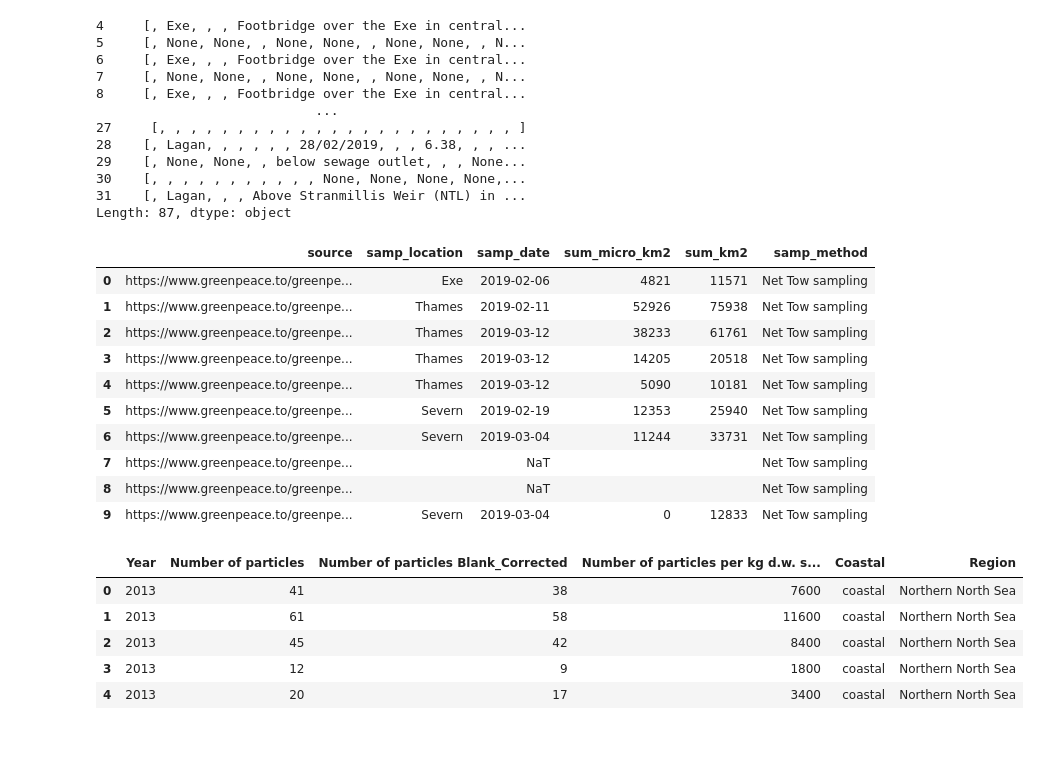
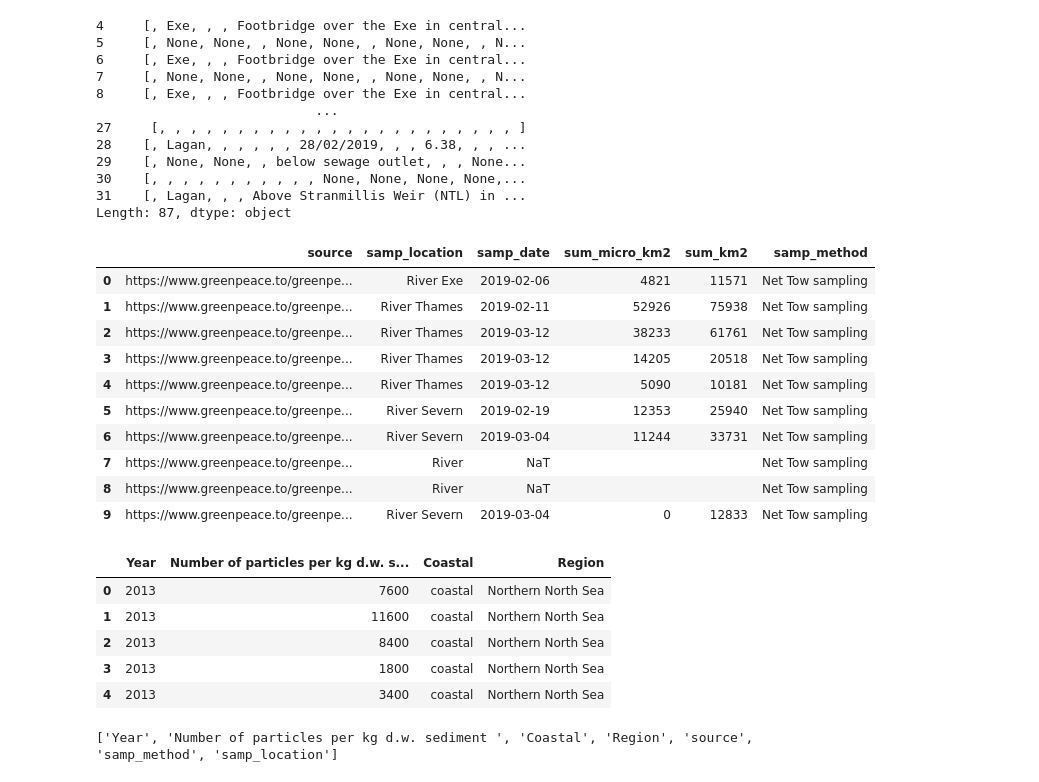
Before and after one commit to fonkerina/Microplastic-Tracker, a Jupyter notebook: data collection.ipynb, the cells around one changed output. Saved outputs shown, nothing was run; the diff lists cells and outputs as text; code cells hidden in the pictures; blank space fills up the shorter version.

```diff
--- a/data collection.ipynb
+++ b/data collection.ipynb
@@ -67,28 +67,31 @@ gp_dat["samp_method"] = "Net Tow sampling"
 gp_dat["samp_date"] = pd.to_datetime(gp_dat["samp_date"], format = '%d/%m/%Y', dayfirst = True)
 gp_dat = gp_dat.reindex(columns = ["source", "samp_location", "samp_date", "sum_micro_km2", "sum_km2", "samp_method"])
 
+for idx, i in gp_dat["samp_location"].items():
+    gp_dat.loc[idx, "samp_location"] = f"River {i}"
+
 gp_dat.head(n = 10)
 # %% [output]
 |  | source | samp_location | samp_date | sum_micro_km2 | sum_km2 | samp_method |
-| 0 | https://www.greenpeace.to/greenpe... | Exe | 2019-02-06 | 4821 | 11571 | Net Tow sampling |
-| 1 | https://www.greenpeace.to/greenpe... | Thames | 2019-02-11 | 52926 | 75938 | Net Tow sampling |
-| 2 | https://www.greenpeace.to/greenpe... | Thames | 2019-03-12 | 38233 | 61761 | Net Tow sampling |
-| 3 | https://www.greenpeace.to/greenpe... | Thames | 2019-03-12 | 14205 | 20518 | Net Tow sampling |
-| 4 | https://www.greenpeace.to/greenpe... | Thames | 2019-03-12 | 5090 | 10181 | Net Tow sampling |
-| 5 | https://www.greenpeace.to/greenpe... | Severn | 2019-02-19 | 12353 | 25940 | Net Tow sampling |
-| 6 | https://www.greenpeace.to/greenpe... | Severn | 2019-03-04 | 11244 | 33731 | Net Tow sampling |
-| 7 | https://www.greenpeace.to/greenpe... |  | NaT |  |  | Net Tow sampling |
-| 8 | https://www.greenpeace.to/greenpe... |  | NaT |  |  | Net Tow sampling |
-| 9 | https://www.greenpeace.to/greenpe... | Severn | 2019-03-04 | 0 | 12833 | Net Tow sampling |
+| 0 | https://www.greenpeace.to/greenpe... | River Exe | 2019-02-06 | 4821 | 11571 | Net Tow sampling |
+| 1 | https://www.greenpeace.to/greenpe... | River Thames | 2019-02-11 | 52926 | 75938 | Net Tow sampling |
+| 2 | https://www.greenpeace.to/greenpe... | River Thames | 2019-03-12 | 38233 | 61761 | Net Tow sampling |
+| 3 | https://www.greenpeace.to/greenpe... | River Thames | 2019-03-12 | 14205 | 20518 | Net Tow sampling |
+| 4 | https://www.greenpeace.to/greenpe... | River Thames | 2019-03-12 | 5090 | 10181 | Net Tow sampling |
+| 5 | https://www.greenpeace.to/greenpe... | River Severn | 2019-02-19 | 12353 | 25940 | Net Tow sampling |
+| 6 | https://www.greenpeace.to/greenpe... | River Severn | 2019-03-04 | 11244 | 33731 | Net Tow sampling |
+| 7 | https://www.greenpeace.to/greenpe... | River | NaT |  |  | Net Tow sampling |
+| 8 | https://www.greenpeace.to/greenpe... | River | NaT |  |  | Net Tow sampling |
+| 9 | https://www.greenpeace.to/greenpe... | River Severn | 2019-03-04 | 0 | 12833 | Net Tow sampling |
 # %%
 # england .gov Microplastics cefas Data - CSV - 2013 to 2021 - England & Wales
 cefas_dat = pd.read_csv("data/cefas_mps.csv")
-cefas_dat.drop(["Rep", "Station", "Latitude", "Longitude", "Sediment dried weight in g","Gravel %", "Sand %", "Silt %", "OC2", "OC63", "Nit63", "Nit2"], axis = 1, inplace = True)
+cefas_dat.drop(["Rep", "Station", "Latitude", "Longitude", "Number of particles", "Number of particles Blank_Corrected", "Sediment dried weight in g","Gravel %", "Sand %", "Silt %", "OC2", "OC63", "Nit63", "Nit2"], axis = 1, inplace = True)
 cefas_dat.head()
 # %% [output]
-|  | Year | Number of particles | Number of particles Blank_Corrected | Number of particles per kg d.w. s... | Coastal | Region |
-| 0 | 2013 | 41 | 38 | 7600 | coastal | Northern North Sea |
-| 1 | 2013 | 61 | 58 | 11600 | coastal | Northern North Sea |
-| 2 | 2013 | 45 | 42 | 8400 | coastal | Northern North Sea |
-| 3 | 2013 | 12 | 9 | 1800 | coastal | Northern North Sea |
-| 4 | 2013 | 20 | 17 | 3400 | coastal | Northern North Sea |
+|  | Year | Number of particles per kg d.w. s... | Coastal | Region |
+| 0 | 2013 | 7600 | coastal | Northern North Sea |
+| 1 | 2013 | 11600 | coastal | Northern North Sea |
+| 2 | 2013 | 8400 | coastal | Northern North Sea |
+| 3 | 2013 | 1800 | coastal | Northern North Sea |
+| 4 | 2013 | 3400 | coastal | Northern North Sea |
@@ -94,0 +103,4 @@ cefas_dat.head()
+# %%
+print(cefas_dat.columns.tolist())
+# %% [output]
+['Year', 'Number of particles per kg d.w. sediment ', 'Coastal', 'Region', 'source', 'samp_method', 'samp_location']
```
Also changed, not shown: parts of 8 cells of this notebook.
